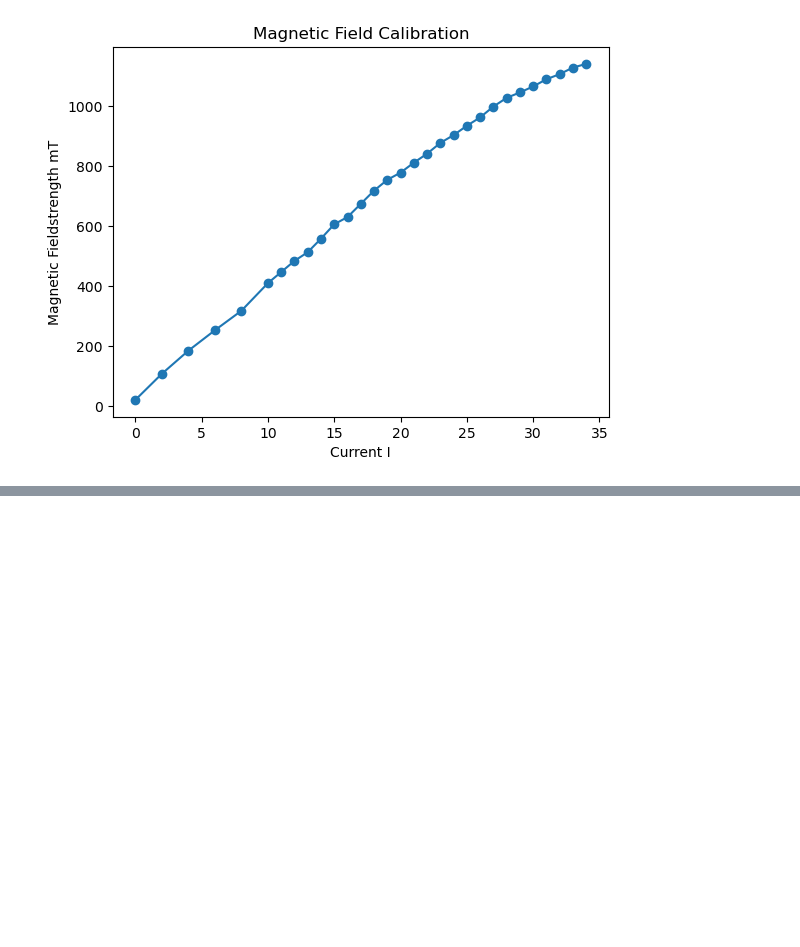
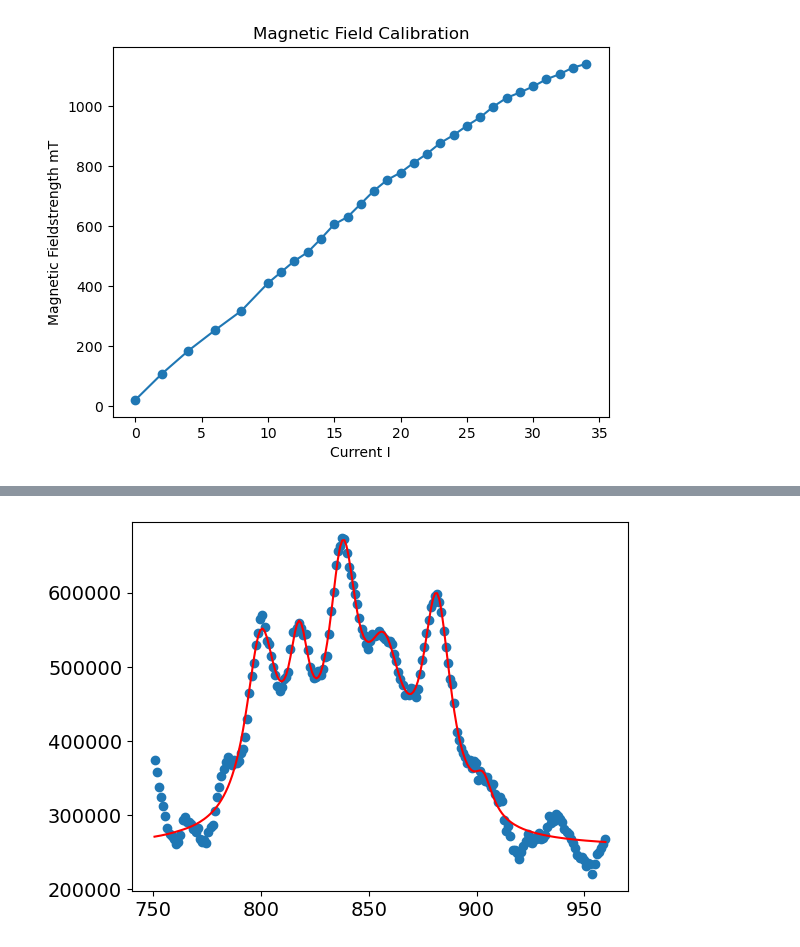
Before and after one commit to Omega3komma3/Zeeman-effect, a Jupyter notebook: Main.ipynb, the cells around one changed output, grey strips where cells are left out. Cells and saved outputs as stored; diff of their text form; code cells hidden in the pictures; blank space fills up the shorter version.

```diff
--- a/Main.ipynb
+++ b/Main.ipynb
@@ -378,0 +368,17 @@ finallor =  resultlor.residual
+# %%
+green_full_image = read_image(green_full) - read_image(DarkFrame2)/10
+green_full_line = image_line(green_full_image, 500, 15)
+green_full_line_normal = green_full_line / max(green_full_line)
+
+green_pol90_image = read_image(green_pol90) - read_image(DarkFrame2)/10
+green_pol90_line = image_line(green_pol90_image, 500, 15)
+green_pol90_line_normal = green_pol90_line / max(green_pol90_line)
+
+green_pol180_image = read_image(green_pol180) - read_image(DarkFrame2)/10
+green_pol180_line = image_line(green_pol180_image, 500, 15)
+green_pol180_line_normal = green_pol180_line / max(green_pol180_line)
+
+x = np.linspace(0,len(green_full_line),len(green_full_line))
+centerpixel = 1119.4087745576242
+radius_0A_lin = -(x  - centerpixel) * 3.75e-6
+energyaxis = radius_0A_lin**2*lambda2eV/(2*wavelength*focal**2)*1e6
@@ -378,0 +427,22 @@ finallor =  resultlor.residual
+# %%
+bounds = [750,960]
+Kill_me = Minimizer(FP_lorentzian,green_27A_params,fcn_args=(x[bounds[0]:bounds[1]],green_full_line[bounds[0]:bounds[1]]))
+resultlor = Kill_me.minimize()
+finallor =  resultlor.residual
+
+#report_fit(resultlor)
+
+fits = LM_Lorentzian(resultlor.params,x)
+
+fit = np.zeros(len(green_full_line))
+
+view = bounds
+#view = [0,len(lineOut)]
+
+plt.scatter(x[view[0]:view[1]],green_full_line[view[0]:view[1]])
+for y_fit in fits:
+    fit += y_fit
+plt.plot(x[view[0]:view[1]],fit[view[0]:view[1]],color='red')
+plt.show()
+# %% [output]
+[figure, added]
```
Also changed, not shown: parts of 11 cells of this notebook, 1 other file.
